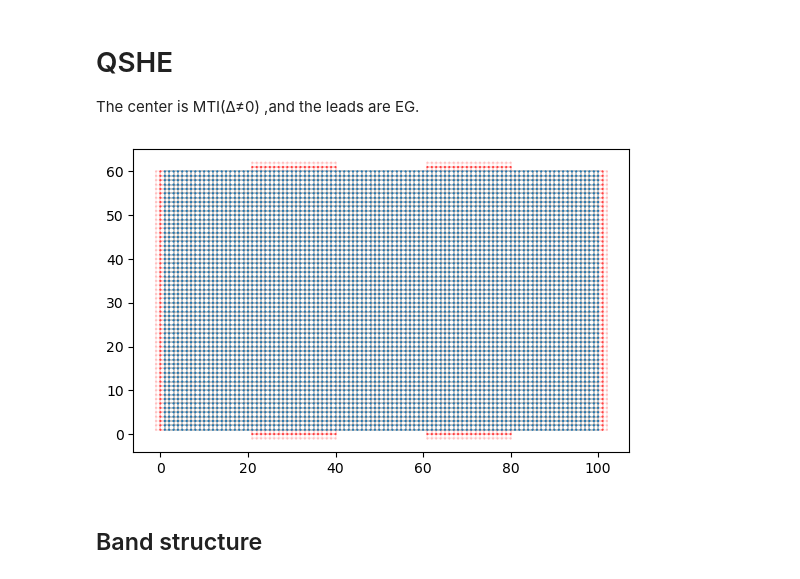
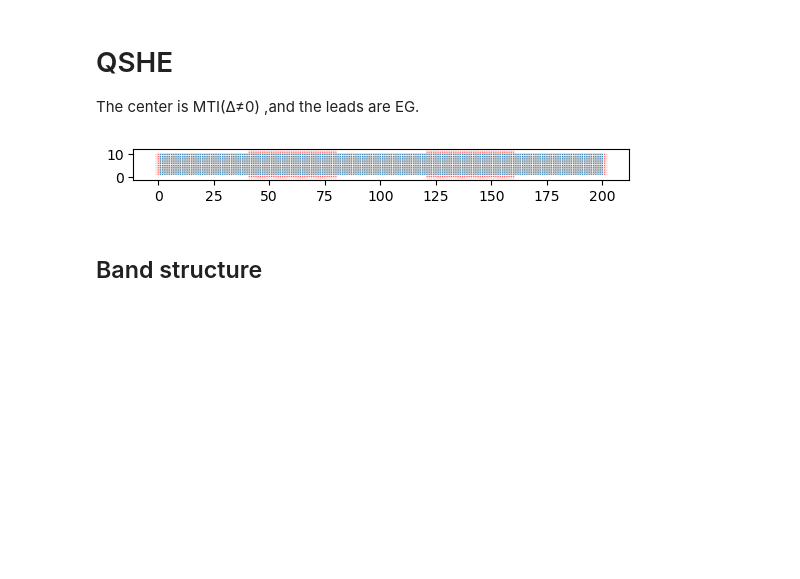
Before and after one commit to Xky123ff/GIT--DEMO, a Jupyter notebook: QSHE.ipynb, the cells around one changed output. Drawn from its saved outputs; the diff is of its cells as text; code cells hidden in the pictures; blank space fills up the shorter version.

```diff
--- a/QSHE.ipynb
+++ b/QSHE.ipynb
@@ -68,35 +68,35 @@ def make_syst(width=50,length=100,leads_model=model_EG()):
     width_lead = length//5
 
     lead0= kwant.Builder(kwant.TranslationalSymmetry((-1,0)))
     lead1= kwant.Builder(kwant.TranslationalSymmetry((0,1)))
     lead2= kwant.Builder(kwant.TranslationalSymmetry((0,1)))
 
     def shape_lead0(site):
         x, y = site.pos
         return 0 < y <= width
 
     def shape_lead1(site):
         x, y = site.pos
         return width_lead < x <= 2*width_lead
 
     def shape_lead2(site):
         x, y = site.pos
         return 3*width_lead < x <= 4*width_lead
 
     lead0.fill(leads_model, shape_lead0, (0, 1))
     lead1.fill(leads_model, shape_lead1, (width_lead+1, 0))
     lead2.fill(leads_model, shape_lead2, (3*width_lead+1, 0))
 
     ########### create the six-terminal device
     for lead in [lead0,lead1,lead2, lead0.reversed(),lead2.reversed(),lead1.reversed()]:
         syst.attach_lead(lead)
 
     return syst.finalized()
 
-syst1=make_syst(width=60,leads_model=model_MTI())
+syst1=make_syst(width=10,length=200,leads_model=model_MTI())
 kwant.plot(syst1);
 # %% [output]
-[figure, old version]
+[figure, new version]
 # %% [markdown]
 ## Band structure
 # %%
```
Also changed, not shown: parts of 9 cells of this notebook, 2 other files.
